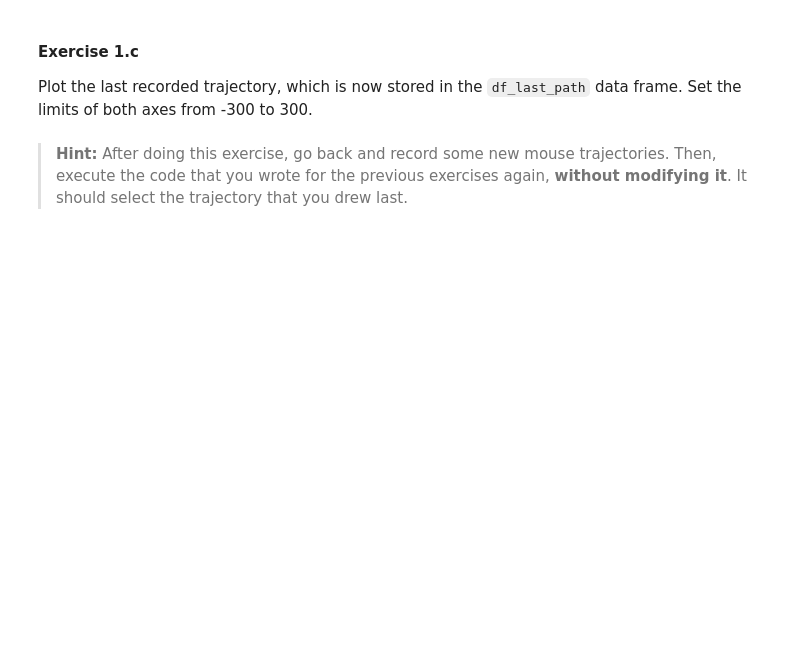
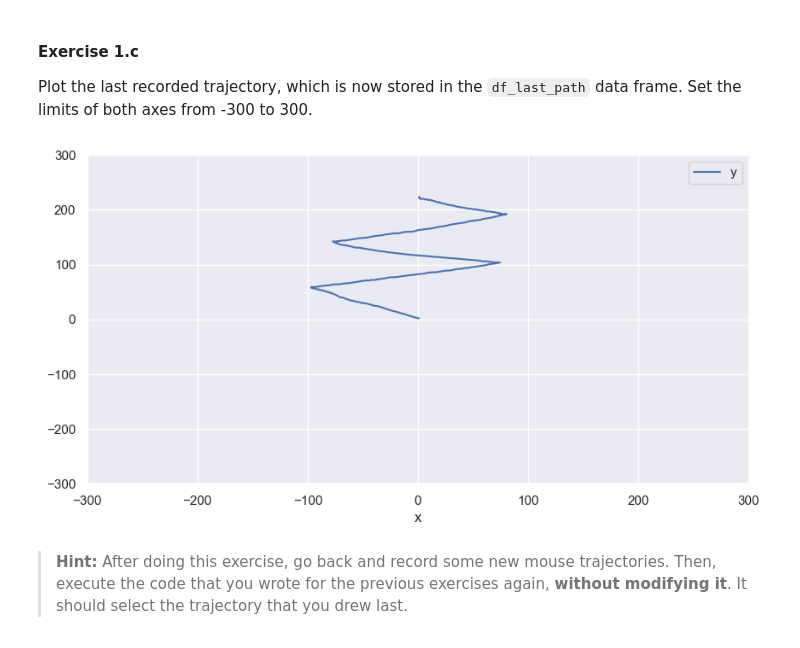
Before and after one commit to Modgen1/2IAB1, a Jupyter notebook: 5_DAS/Exercises-DAS-2076209.ipynb, the cells around one changed output. Cells and saved outputs as stored; diff of their text form; code cells hidden in the pictures; blank space fills up the shorter version.

```diff
--- a/5_DAS/Exercises-DAS-2076209.ipynb
+++ b/5_DAS/Exercises-DAS-2076209.ipynb
@@ -281,7 +325,7 @@ Select the data from the last recorded trajectory using a boolean mask, and stor
 # %%
 #// BEGIN_TODO [DAS_1b] Select data (1 point)
 
-# ===== =====> Replace this line by your code. <===== ===== #
+df_last_path = df_paths.copy()[df_paths['trial'] == df_paths['trial'].max()]
 
 #// END_TODO [DAS_1b]
 
@@ -293,9 +344,11 @@ Plot the last recorded trajectory, which is now stored in the `df_last_path` dat
 # %%
 #// BEGIN_TODO [DAS_1c] Select data (1 point)
 
-# ===== =====> Replace this line by your code. <===== ===== #
+df_last_path.plot(x='x', y='y', xlim=(-300, 300), ylim=(-300, 300));
 
 #// END_TODO [DAS_1c]
+# %% [output]
+[figure, added]
 # %% [markdown]
 > **Hint:** After doing this exercise, go back and record some new mouse trajectories. Then, execute the code that you wrote for the previous exercises again, **without modifying it**. It should select the trajectory that you drew last.
 # %% [markdown]
```
Also changed, not shown: parts of 23 cells of this notebook.
